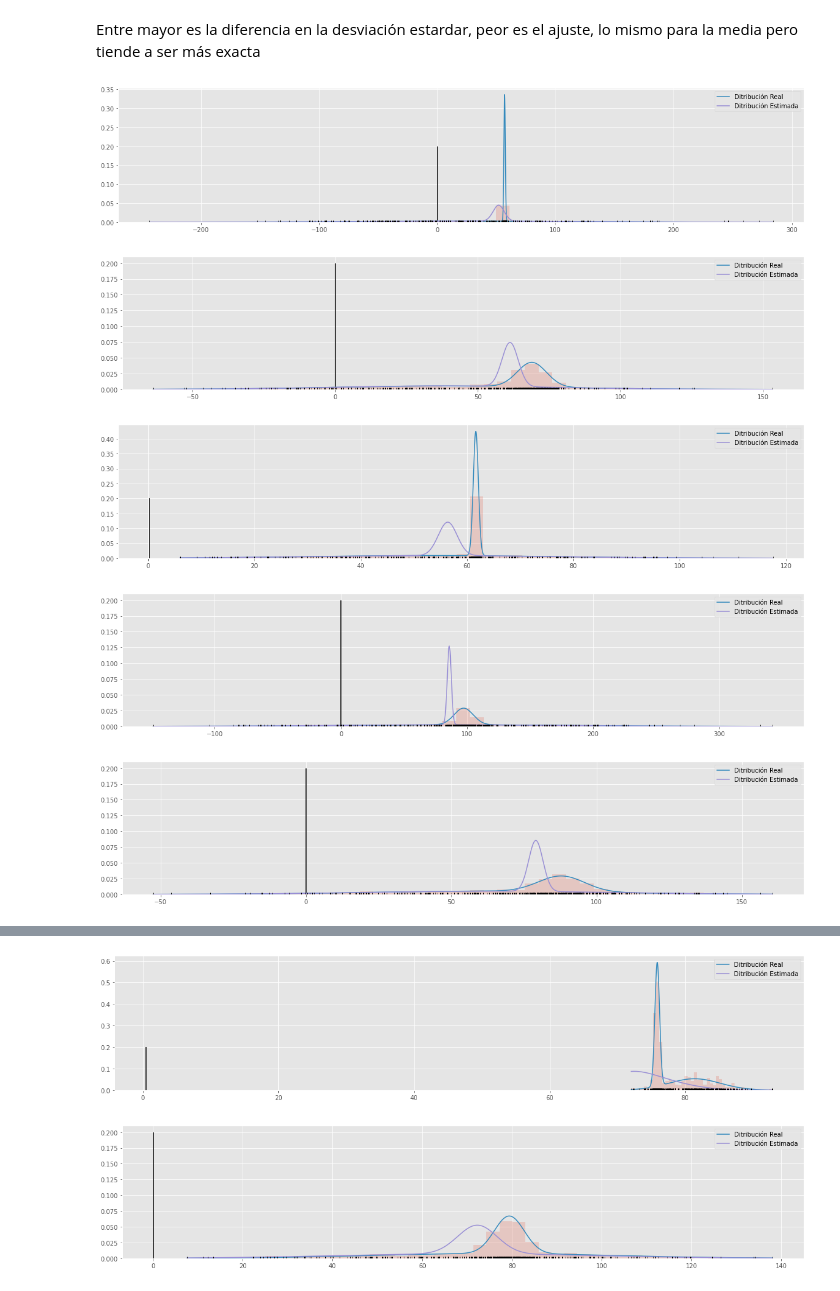
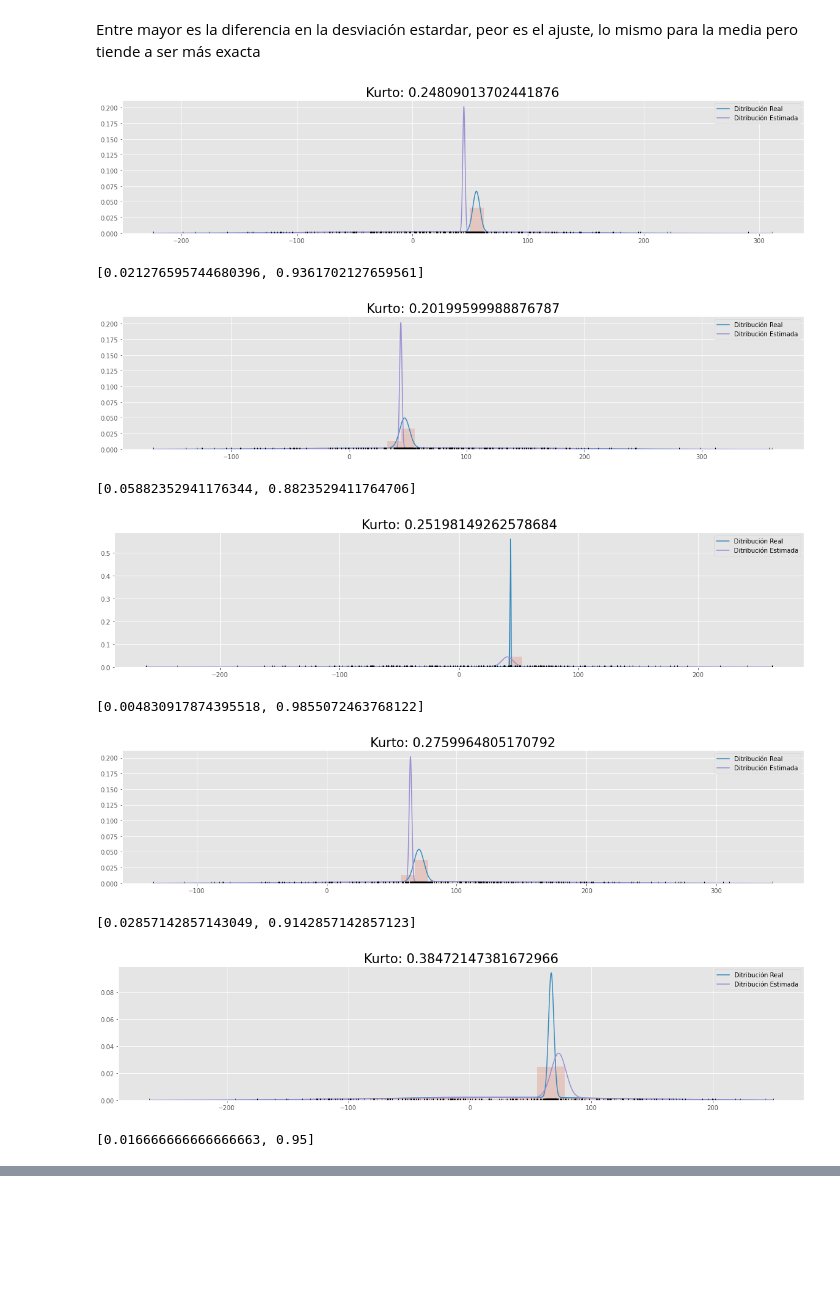
Before and after one commit to jcval94/Generic_Function, a Jupyter notebook: Distribuciones_(2).ipynb, the cells around one changed output, grey strips where cells are left out. Drawn from its saved outputs; the diff is of its cells as text; code cells hidden in the pictures; blank space fills up the shorter version.

```diff
--- a/Distribuciones_(2).ipynb
+++ b/Distribuciones_(2).ipynb
@@ -696,8 +750,8 @@ outp2_ = np.asarray(y_test)
 tuner_ = RandomSearch(
     get_model_,
     objective=Objective(name='mae', direction='min'),
-    max_trials=20,  # how many model variations to test?
-    executions_per_trial=5,  # how many trials per variation? (same model could perform differently)
+    max_trials=25,  # how many model variations to test?
+    executions_per_trial=3,  # how many trials per variation? (same model could perform differently)
     directory = f"{int(time.time())}")
 
 tuner_.search(x=[inp0, inp1, inp2, inp3, inp4],
@@ -791,16 +845,16 @@ import pickle
 with open(f"tuner_{int(time.time())}.pkl", "wb") as f:
     pickle.dump(tuner, f)
 # %%
-from tensorflow.keras.callbacks import TensorBoard
-import datetime
-logdir = "logs/fit/" + datetime.datetime.now().strftime("%Y%m%d-%H%M%S")
-tensorboard = TensorBoard(log_dir= logdir)
+# from tensorflow.keras.callbacks import TensorBoard
+# import datetime
+# logdir = "logs/fit/" + datetime.datetime.now().strftime("%Y%m%d-%H%M%S")
+# tensorboard = TensorBoard(log_dir= logdir)
 
-history=model_m1.fit([inp0, inp1, inp2, inp3, inp4], outp1,
-                  epochs=50,
-                  verbose=1,
-                  validation_split=0.2,
-                  callbacks=[tensorboard])
+# history=model_m1.fit([inp0, inp1, inp2, inp3, inp4], outp1,
+#                   epochs=50,
+#                   verbose=1,
+#                   validation_split=0.2,
+#                   callbacks=[tensorboard])
 
-predictions = model_m1.predict([inp0_, inp1_, inp2_, inp3_, inp4_])
+# predictions = model_m1.predict([inp0_, inp1_, inp2_, inp3_, inp4_])
 # %%
@@ -1076,7 +1130,8 @@ for i in range(len(y_test)):
   if s2_<0:
     s2_ = 1
   x2 = np.random.normal(m1_, s1_,size=4000).tolist() + np.random.normal(m2_, s2_,size=4000).tolist()
-  pvals.append(list(resul(x1, x2)) + [m1-m1_, s1-s1_, m2-m2_, s2-s2_, m1, s1, m2, s2, m1_, s1_, m2_, s2_])
+  pvals.append(list(resul(x1, x2)) + [m1-m1_, s1-s1_, m2-m2_, s2-s2_, m1, s1, m2, s2, m1_, s1_, m2_, s2_,
+                                      np.diff(np.percentile(X_test[i][0],range(0, 105, 5))/max(X_test[i][0]))[-1:][0]])
 
 Resultados = pd.DataFrame({'AD': [x[0] for x in pvals],
               'KS': [x[1] for x in pvals],
@@ -1092,6 +1147,7 @@ Resultados = pd.DataFrame({'AD': [x[0] for x in pvals],
               's1_o2': [x[11] for x in pvals],
               'm2_o2': [x[12] for x in pvals],
               's2_o2': [x[13] for x in pvals],
+              'Dif95-100': [x[14] for x in pvals]
               })
 # %% [markdown]
 ### Para qué tipo de distribuciones no ajusta el ks/ad test
@@ -1110,5 +1166,11 @@ plt.show()
 # %% [markdown]
 Entre mayor es la diferencia en la desviación estardar, peor es el ajuste, lo mismo para la media pero tiende a ser más exacta
 # %%
-bottom_10 = Resultados.sort_values('KS').head(20)
+from sklearn.mixture import GaussianMixture
+from scipy.stats import norm
+
+bottom_10 = Resultados.sort_values('KS').head(50)
 top_10 = Resultados.sort_values('KS', ascending=False).head(20)
+
+bottom_10.sort_index(inplace=True)
+top_10.sort_index(inplace=True)
@@ -1130,43 +1182,48 @@ samples = [x[0] for x, y in zip(X_test, range(len(X_test))) if y in bottom_10.in
 plx = [x[1] for x, y in zip(X_test, range(len(X_test))) if y in bottom_10.index.tolist()]
 ply = [x[2] for x, y in zip(X_test, range(len(X_test))) if y in bottom_10.index.tolist()]
 smootth = [x[3] for x, y in zip(X_test, range(len(X_test))) if y in bottom_10.index.tolist()]
-
 estadis = [x[4] for x, y in zip(X_test, range(len(X_test))) if y in bottom_10.index.tolist()]
 
 def mix_pdf(x, loc, scale, weights):
     d = np.zeros_like(x)
     for mu, sigma, pi in zip(loc, scale, weights):
         d += pi * norm.pdf(x, loc=mu, scale=sigma)
     return d
 
 for i in range(len(bottom_10)):
   parms_originales = bottom_10[['m1_o1','s1_o1','m2_o1','s2_o1']].iloc[i,:]
   parms_estimados = bottom_10[['m1_o2','s1_o2','m2_o2','s2_o2']].iloc[i,:]
   mu = (parms_originales[0], parms_originales[2])
   sigma = (parms_originales[1], parms_originales[3])
   mu_ = (parms_estimados[0], parms_estimados[2])
   sigma_ = (parms_estimados[1], parms_estimados[3])
   pi = (.5,.5)
   grid = np.arange(min_max_samples[i][0], min_max_samples[i][1], 0.01)
 
   plt.subplots(figsize=(20,4))
   plt.hist(samples[i], bins=45, density=True, alpha=0.2)
   ### Original
   plt.plot(grid, mix_pdf(grid, mu, sigma, pi), label='Ditribución Real')
   ### Estimado
   plt.plot(grid, mix_pdf(grid, mu_, sigma_, pi), label='Ditribución Estimada')
   # sns.distplot(samples[i], label='Distplot', kde=True, bins = 45)
-
+  plt.title('Kurto: ' + str(bmtest(samples[i])), fontsize=21)
   # px = plx[i].tolist()+[0]
   # plt.plot(ply[i], [x/sum(px) for x in px], label='Ruido')
   # plt.plot(ply[i], smootth[i]/sum(smootth[i]), label='Smooth')
-  plt.vlines(estadis[i][5], 0, .2)
+  # plt.vlines(estadis[i][5], 0, .2)
   plt.plot(samples[i], [0.0001]*len(samples[i]), '|', color='k')
   plt.legend(loc='upper right')
   plt.show()
+  print(list(np.diff(np.percentile(plx[i],range(0, 105, 5))/max(plx[i])))[18:])
 # %% [output]
-[figure, old version]
+[figure, new version]
+[0.021276595744680396, 0.9361702127659561]
-[figure, old version]
+[figure, new version]
+[0.05882352941176344, 0.8823529411764706]
-[figure, old version]
+[figure, new version]
+[0.004830917874395518, 0.9855072463768122]
-[figure, old version]
+[figure, new version]
+[0.02857142857143049, 0.9142857142857123]
-[figure, old version]
+[figure, new version]
+[0.016666666666666663, 0.95]
@@ -1174,2 +1230,0 @@ for i in range(len(bottom_10)):
-[figure, removed]
-[figure, removed]
```
Also changed, not shown: parts of 30 cells of this notebook.
